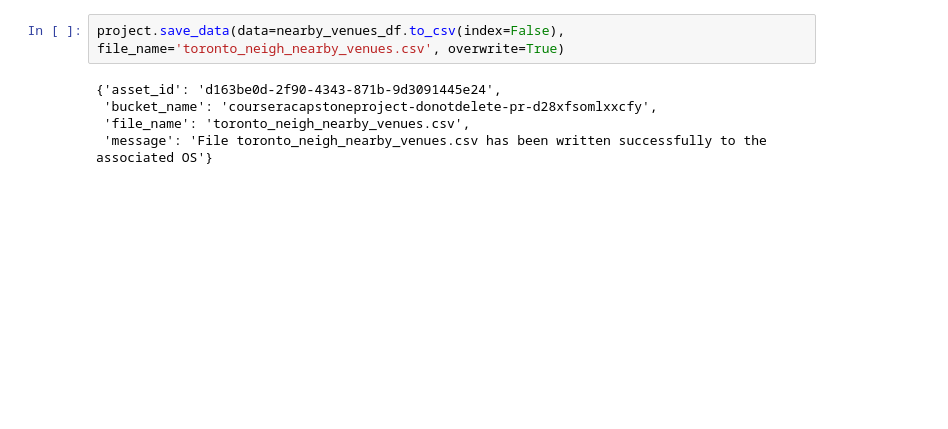
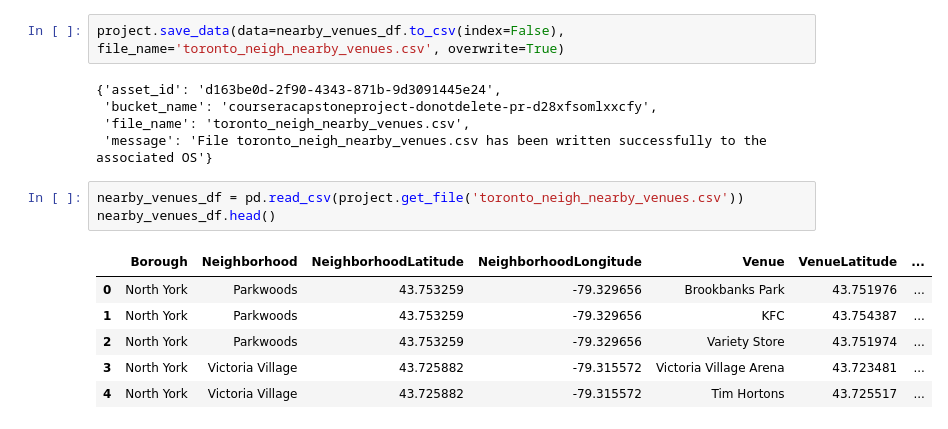
Before and after one commit to mutnaya/Coursera_Capstone, a Jupyter notebook: Toronto Part-3.ipynb, the cells around one changed output. Cells and saved outputs as stored; diff of their text form; blank space fills up the shorter version.

```diff
--- a/Toronto Part-3.ipynb
+++ b/Toronto Part-3.ipynb
@@ -149,3 +138,13 @@ project.save_data(data=nearby_venues_df.to_csv(index=False), file_name='toronto_
  'bucket_name': 'courseracapstoneproject-donotdelete-pr-d28xfsomlxxcfy',
  'file_name': 'toronto_neigh_nearby_venues.csv',
  'message': 'File toronto_neigh_nearby_venues.csv has been written successfully to the associated OS'}
+# %%
+nearby_venues_df = pd.read_csv(project.get_file('toronto_neigh_nearby_venues.csv'))
+nearby_venues_df.head()
+# %% [output]
+|  | Borough | Neighborhood | NeighborhoodLatitude | NeighborhoodLongitude | Venue | VenueLatitude | ... |
+| 0 | North York | Parkwoods | 43.753259 | -79.329656 | Brookbanks Park | 43.751976 | ... |
+| 1 | North York | Parkwoods | 43.753259 | -79.329656 | KFC | 43.754387 | ... |
+| 2 | North York | Parkwoods | 43.753259 | -79.329656 | Variety Store | 43.751974 | ... |
+| 3 | North York | Victoria Village | 43.725882 | -79.315572 | Victoria Village Arena | 43.723481 | ... |
+| 4 | North York | Victoria Village | 43.725882 | -79.315572 | Tim Hortons | 43.725517 | ... |
```
Also changed, not shown: parts of 16 cells of this notebook.
